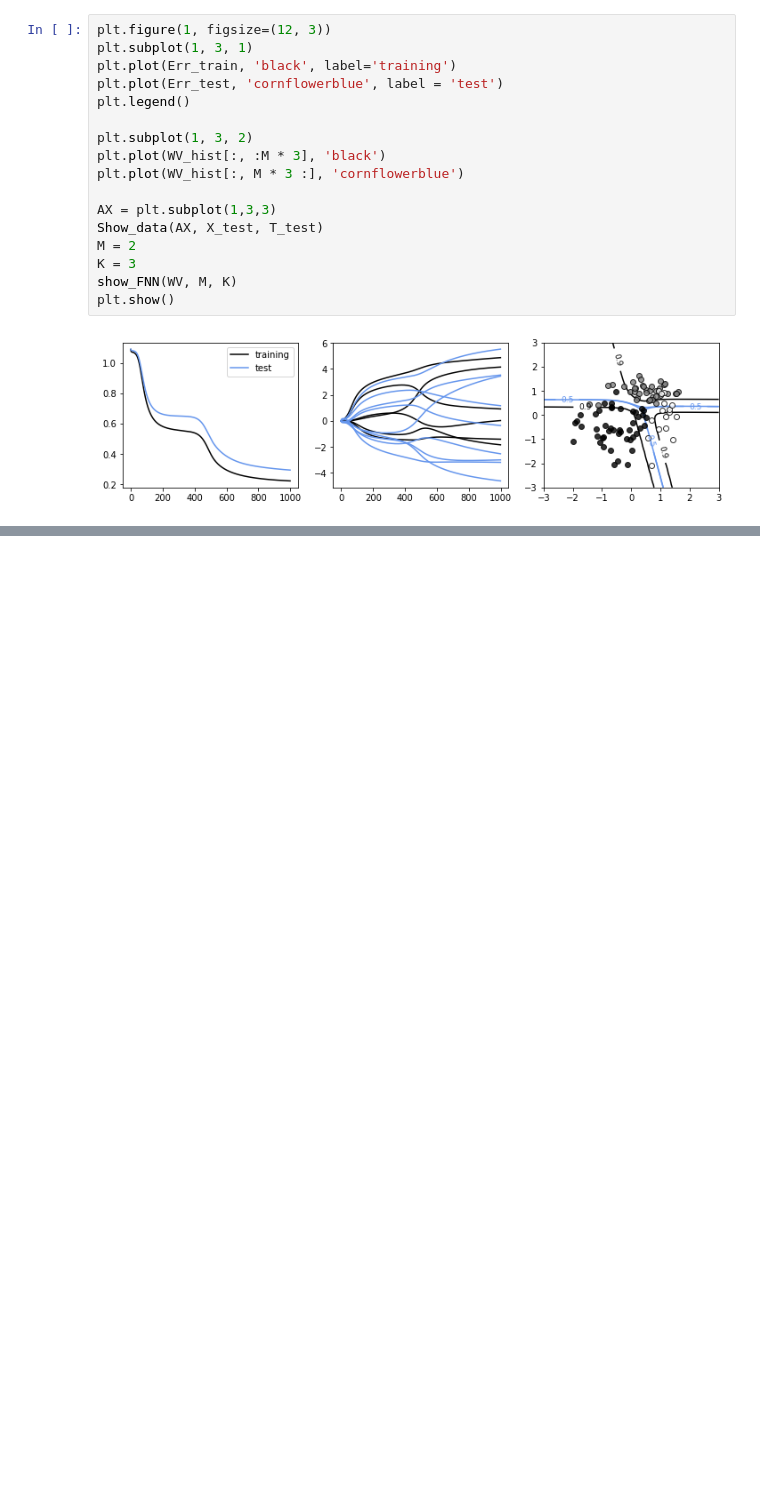
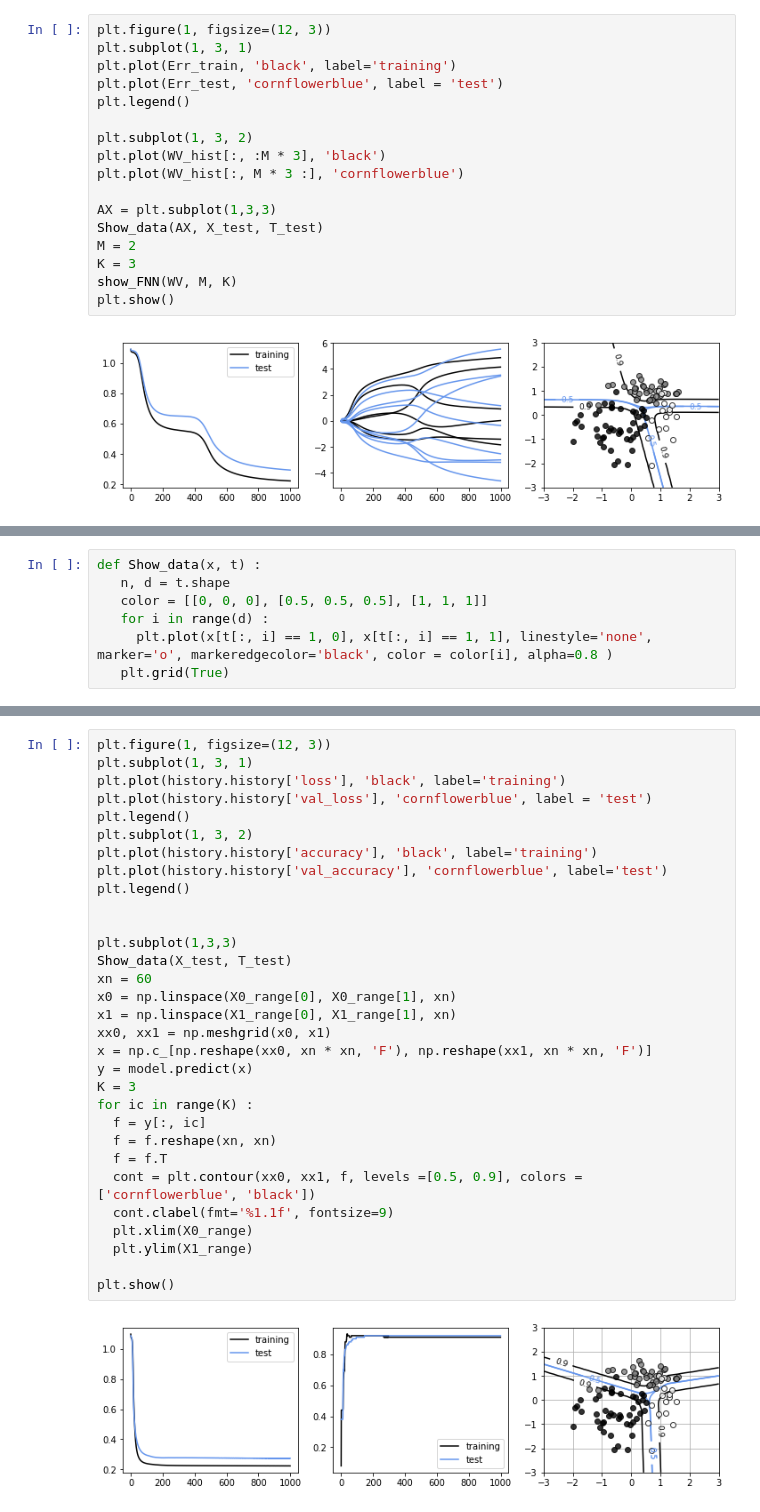
Before and after one commit to Lawyerd/machine_learning_basic, a Jupyter notebook: 7_deep_learning.ipynb, the cells around one changed output, grey strips where cells are left out. Cells and saved outputs as stored; diff of their text form; blank space fills up the shorter version.

```diff
--- a/7_deep_learning.ipynb
+++ b/7_deep_learning.ipynb
@@ -738,0 +831,7 @@ plt.show()
+# %%
+def Show_data(x, t) :
+   n, d = t.shape
+   color = [[0, 0, 0], [0.5, 0.5, 0.5], [1, 1, 1]]
+   for i in range(d) :
+     plt.plot(x[t[:, i] == 1, 0], x[t[:, i] == 1, 1], linestyle='none', marker='o', markeredgecolor='black', color = color[i], alpha=0.8 )
+   plt.grid(True)
@@ -738,0 +863,33 @@ plt.show()
+# %%
+plt.figure(1, figsize=(12, 3))
+plt.subplot(1, 3, 1)
+plt.plot(history.history['loss'], 'black', label='training')
+plt.plot(history.history['val_loss'], 'cornflowerblue', label = 'test')
+plt.legend()
+plt.subplot(1, 3, 2)
+plt.plot(history.history['accuracy'], 'black', label='training')
+plt.plot(history.history['val_accuracy'], 'cornflowerblue', label='test')
+plt.legend()
+
+
+plt.subplot(1,3,3)
+Show_data(X_test, T_test)
+xn = 60
+x0 = np.linspace(X0_range[0], X0_range[1], xn)
+x1 = np.linspace(X1_range[0], X1_range[1], xn)
+xx0, xx1 = np.meshgrid(x0, x1)
+x = np.c_[np.reshape(xx0, xn * xn, 'F'), np.reshape(xx1, xn * xn, 'F')]
+y = model.predict(x)
+K = 3
+for ic in range(K) :
+  f = y[:, ic]
+  f = f.reshape(xn, xn)
+  f = f.T
+  cont = plt.contour(xx0, xx1, f, levels =[0.5, 0.9], colors = ['cornflowerblue', 'black'])
+  cont.clabel(fmt='%1.1f', fontsize=9)
+  plt.xlim(X0_range)
+  plt.ylim(X1_range)
+
+plt.show()
+# %% [output]
+[figure, added]
```
Also changed, not shown: parts of 15 cells of this notebook.
